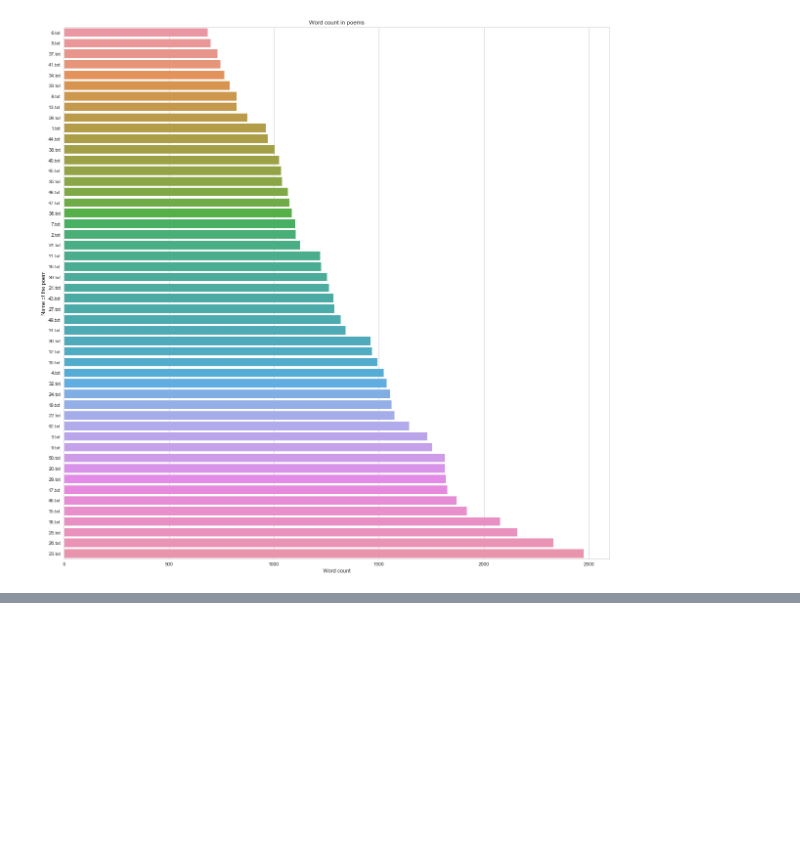
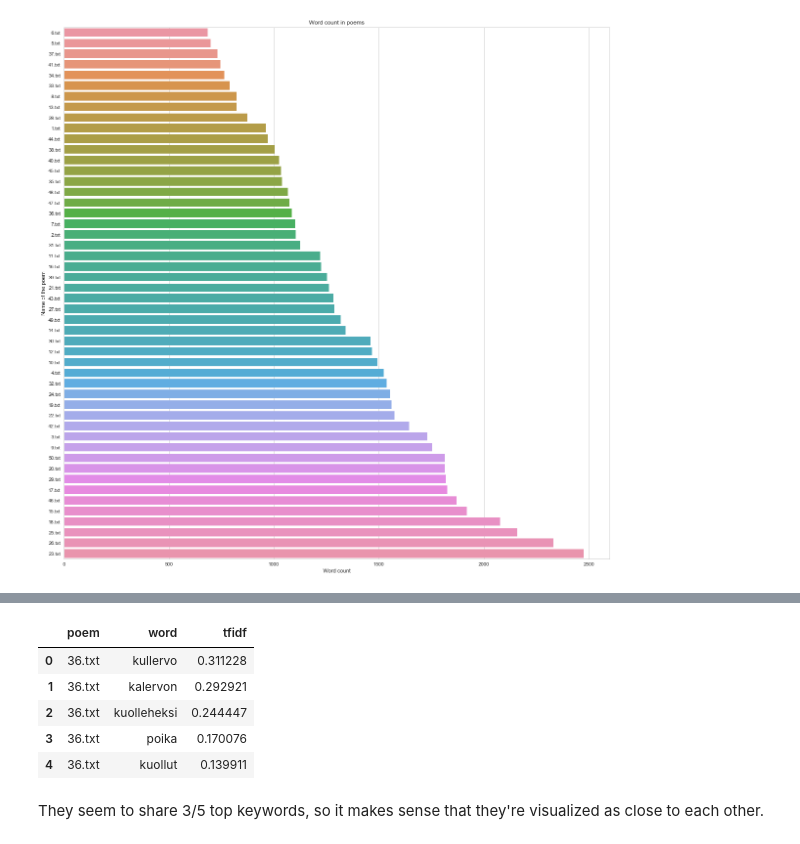
Before and after one commit to annisall/kalevala_analysis, a Jupyter notebook: kalevala_analysis.ipynb, the cells around one changed output, grey strips where cells are left out. Saved outputs shown, nothing was run; the diff lists cells and outputs as text; code cells hidden in the pictures; blank space fills up the shorter version.

```diff
--- a/kalevala_analysis.ipynb
+++ b/kalevala_analysis.ipynb
@@ -82,0 +120,11 @@ pd.DataFrame(data=dist_matrix, columns=df['poem_name'].unique(), index=df['poem_
+# %%
+top_keywords[top_keywords['poem']=='36.txt']
+# %% [output]
+|  | poem | word | tfidf |
+| 0 | 36.txt | kullervo | 0.311228 |
+| 1 | 36.txt | kalervon | 0.292921 |
+| 2 | 36.txt | kuolleheksi | 0.244447 |
+| 3 | 36.txt | poika | 0.170076 |
+| 4 | 36.txt | kuollut | 0.139911 |
+# %% [markdown]
+They seem to share 3/5 top keywords, so it makes sense that they're visualized as close to each other.
```
Also changed, not shown: parts of 22 cells of this notebook.
